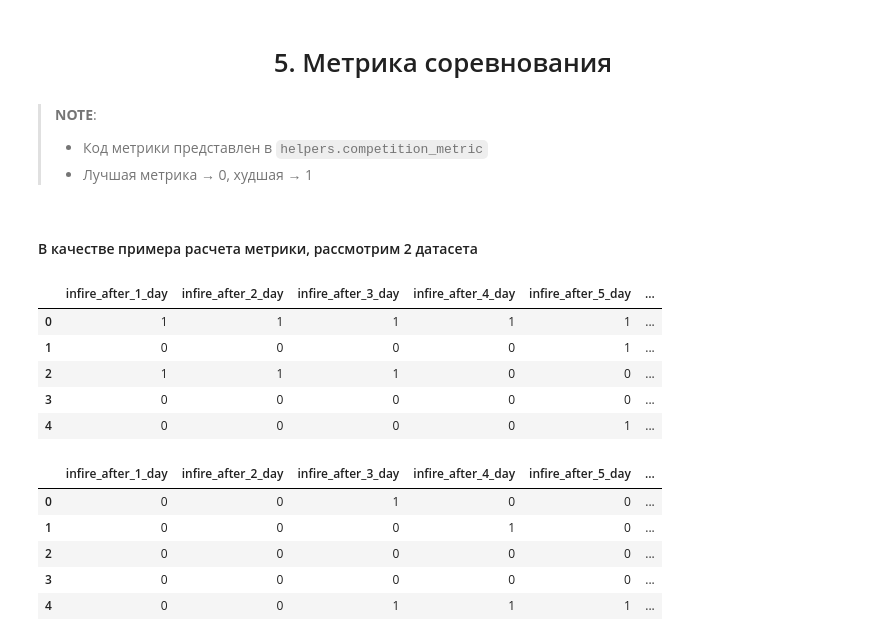
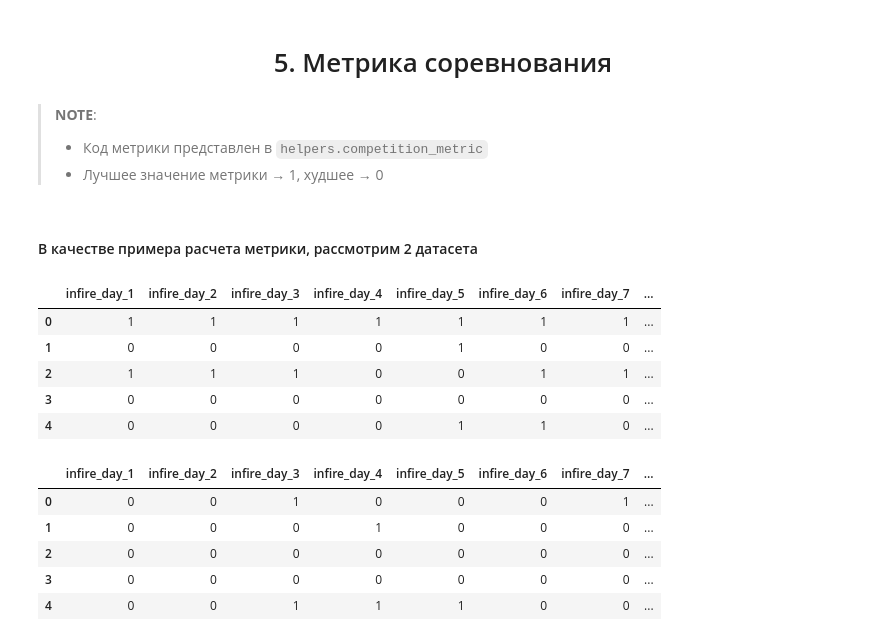
Before and after one commit to ai-forever/no_fire_with_ai_aij2021, a Jupyter notebook: Baseline.ipynb, the cells around one changed output. Cells and saved outputs as stored; diff of their text form; code cells hidden in the pictures.

```diff
--- a/Baseline.ipynb
+++ b/Baseline.ipynb
@@ -498,47 +594,47 @@ infire_after_1_day,infire_after_2_day,infire_after_3_day,infire_after_4_day,infi
 # %% [markdown]
 > **NOTE**:
 > - Код метрики представлен в `helpers.competition_metric`
-> - Лучшая метрика → 0, худшая → 1
+> - Лучшее значение метрики → 1, худшее → 0
 # %% [markdown]
 #### В качестве примера расчета метрики, рассмотрим 2 датасета
 # %%
-pred = pd.DataFrame({'infire_after_1_day': [1, 0, 1, 0, 0],
-                     'infire_after_2_day': [1, 0, 1, 0, 0],
-                     'infire_after_3_day': [1, 0, 1, 0, 0],
-                     'infire_after_4_day': [1, 0, 0, 0, 0],
-                     'infire_after_5_day': [1, 1, 0, 0, 1],
-                     'infire_after_6_day': [1, 0, 1, 0, 1],
-                     'infire_after_7_day': [1, 0, 1, 0, 0],
-                     'infire_after_8_day': [1, 0, 1, 0, 1],
+pred = pd.DataFrame({'infire_day_1': [1, 0, 1, 0, 0],
+                     'infire_day_2': [1, 0, 1, 0, 0],
+                     'infire_day_3': [1, 0, 1, 0, 0],
+                     'infire_day_4': [1, 0, 0, 0, 0],
+                     'infire_day_5': [1, 1, 0, 0, 1],
+                     'infire_day_6': [1, 0, 1, 0, 1],
+                     'infire_day_7': [1, 0, 1, 0, 0],
+                     'infire_day_8': [1, 0, 1, 0, 1],
                     })
 
 pred
 # %% [output]
-|  | infire_after_1_day | infire_after_2_day | infire_after_3_day | infire_after_4_day | infire_after_5_day | ... |
-| 0 | 1 | 1 | 1 | 1 | 1 | ... |
-| 1 | 0 | 0 | 0 | 0 | 1 | ... |
-| 2 | 1 | 1 | 1 | 0 | 0 | ... |
-| 3 | 0 | 0 | 0 | 0 | 0 | ... |
-| 4 | 0 | 0 | 0 | 0 | 1 | ... |
+|  | infire_day_1 | infire_day_2 | infire_day_3 | infire_day_4 | infire_day_5 | infire_day_6 | infire_day_7 | ... |
+| 0 | 1 | 1 | 1 | 1 | 1 | 1 | 1 | ... |
+| 1 | 0 | 0 | 0 | 0 | 1 | 0 | 0 | ... |
+| 2 | 1 | 1 | 1 | 0 | 0 | 1 | 1 | ... |
+| 3 | 0 | 0 | 0 | 0 | 0 | 0 | 0 | ... |
+| 4 | 0 | 0 | 0 | 0 | 1 | 1 | 0 | ... |
 # %%
-gt = pd.DataFrame({'infire_after_1_day': [0, 0, 0, 0, 0],
-                   'infire_after_2_day': [0, 0, 0, 0, 0],
-                   'infire_after_3_day': [1, 0, 0, 0, 1],
-                   'infire_after_4_day': [0, 1, 0, 0, 1],
-                   'infire_after_5_day': [0, 0, 0, 0, 1],
-                   'infire_after_6_day': [0, 0, 0, 0, 0],
-                   'infire_after_7_day': [1, 0, 0, 0, 0],
-                   'infire_after_8_day': [0, 0, 0, 0, 0],
+gt = pd.DataFrame({'infire_day_1': [0, 0, 0, 0, 0],
+                   'infire_day_2': [0, 0, 0, 0, 0],
+                   'infire_day_3': [1, 0, 0, 0, 1],
+                   'infire_day_4': [0, 1, 0, 0, 1],
+                   'infire_day_5': [0, 0, 0, 0, 1],
+                   'infire_day_6': [0, 0, 0, 0, 0],
+                   'infire_day_7': [1, 0, 0, 0, 0],
+                   'infire_day_8': [0, 0, 0, 0, 0],
                   })
 
 gt
 # %% [output]
-|  | infire_after_1_day | infire_after_2_day | infire_after_3_day | infire_after_4_day | infire_after_5_day | ... |
-| 0 | 0 | 0 | 1 | 0 | 0 | ... |
-| 1 | 0 | 0 | 0 | 1 | 0 | ... |
-| 2 | 0 | 0 | 0 | 0 | 0 | ... |
-| 3 | 0 | 0 | 0 | 0 | 0 | ... |
-| 4 | 0 | 0 | 1 | 1 | 1 | ... |
+|  | infire_day_1 | infire_day_2 | infire_day_3 | infire_day_4 | infire_day_5 | infire_day_6 | infire_day_7 | ... |
+| 0 | 0 | 0 | 1 | 0 | 0 | 0 | 1 | ... |
+| 1 | 0 | 0 | 0 | 1 | 0 | 0 | 0 | ... |
+| 2 | 0 | 0 | 0 | 0 | 0 | 0 | 0 | ... |
+| 3 | 0 | 0 | 0 | 0 | 0 | 0 | 0 | ... |
+| 4 | 0 | 0 | 1 | 1 | 1 | 0 | 0 | ... |
 # %%
 helpers.competition_metric(gt, pred)
 # %% [output]
```
Also changed, not shown: parts of 53 cells of this notebook, 7 other files.
